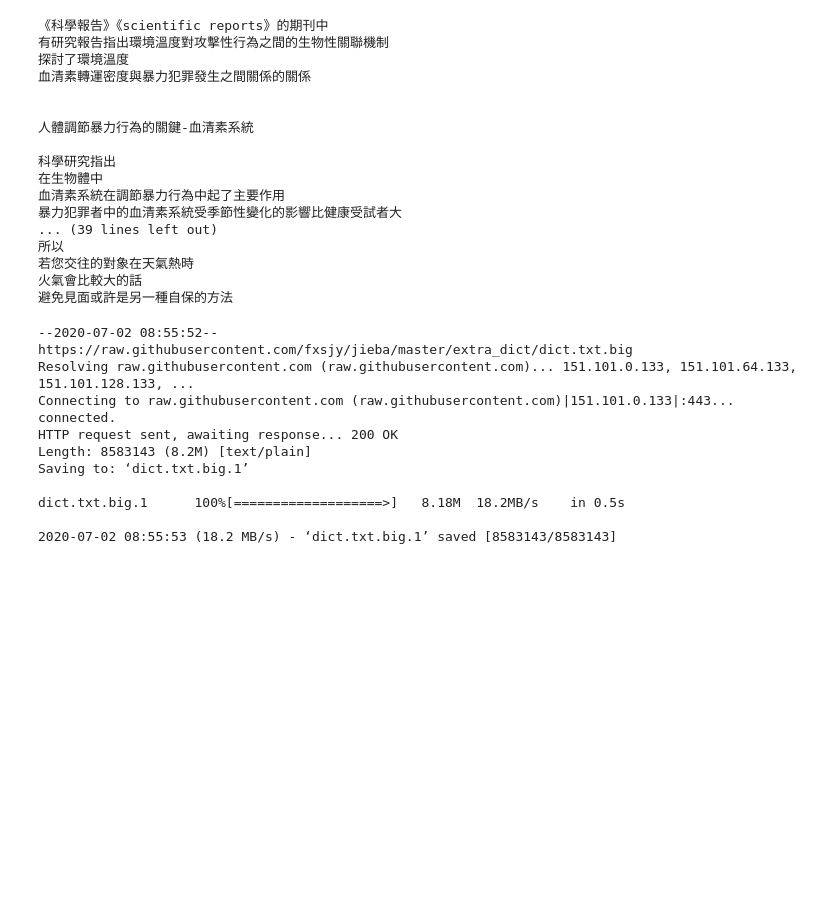
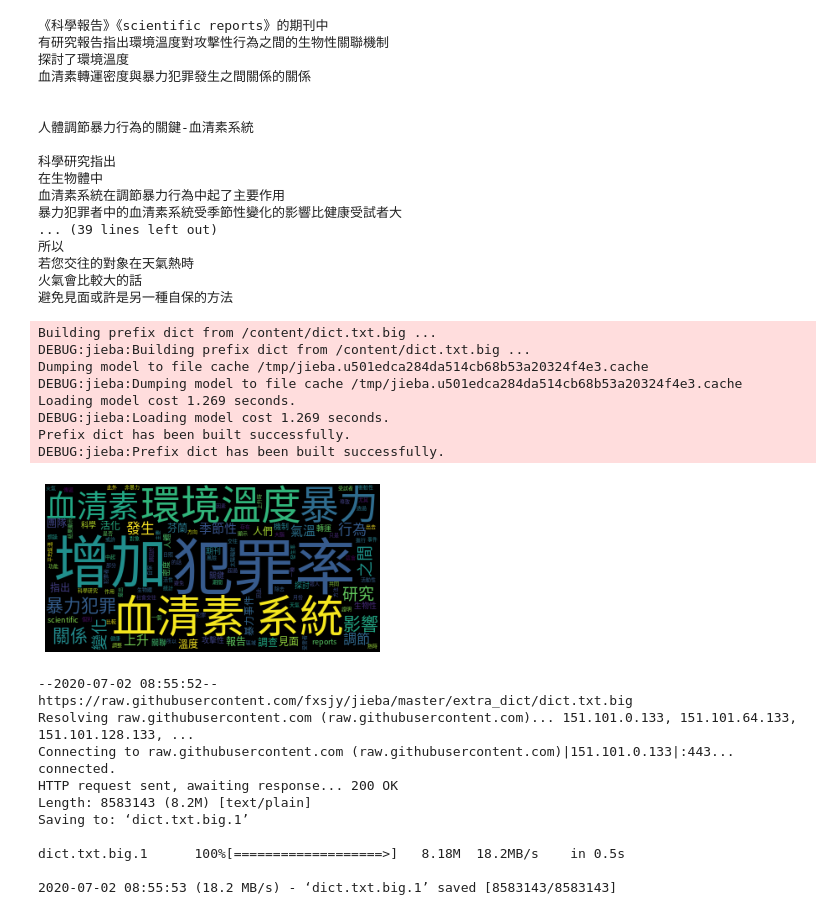
Before and after one commit to Yang12350/1st-PyCrawlerMarathon, a Jupyter notebook: 巨量資料分析(終).ipynb, the cells around one changed output. Drawn from its saved outputs; the diff is of its cells as text; code cells hidden in the pictures; blank space fills up the shorter version.

```diff
--- a/巨量資料分析(終).ipynb
+++ b/巨量資料分析(終).ipynb
@@ -46,0 +58,22 @@ for i in re.split(delimiter, text):
+# %%
+jieba.set_dictionary('dict.txt.big')
+wordlist = jieba.cut(text)
+words = " ".join(wordlist)
+
+# 從 Google 下載的中文字型
+font = 'SourceHanSansTW-Regular.otf'
+my_wordcloud = WordCloud(font_path=font).generate(words)
+
+plt.imshow(my_wordcloud)
+plt.axis("off")
+plt.show()
+# %% [output]
+Building prefix dict from /content/dict.txt.big ...
+DEBUG:jieba:Building prefix dict from /content/dict.txt.big ...
+Dumping model to file cache /tmp/jieba.u501edca284da514cb68b53a20324f4e3.cache
+DEBUG:jieba:Dumping model to file cache /tmp/jieba.u501edca284da514cb68b53a20324f4e3.cache
+Loading model cost 1.269 seconds.
+DEBUG:jieba:Loading model cost 1.269 seconds.
+Prefix dict has been built successfully.
+DEBUG:jieba:Prefix dict has been built successfully.
+[figure, added]
```
Also changed, not shown: parts of 5 cells of this notebook.
